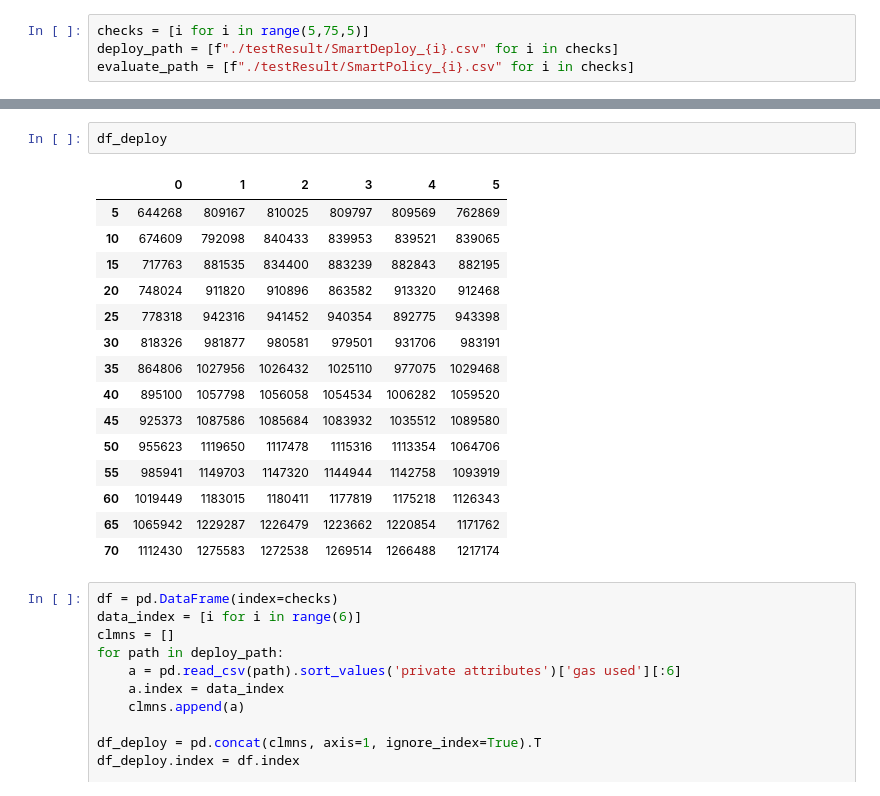
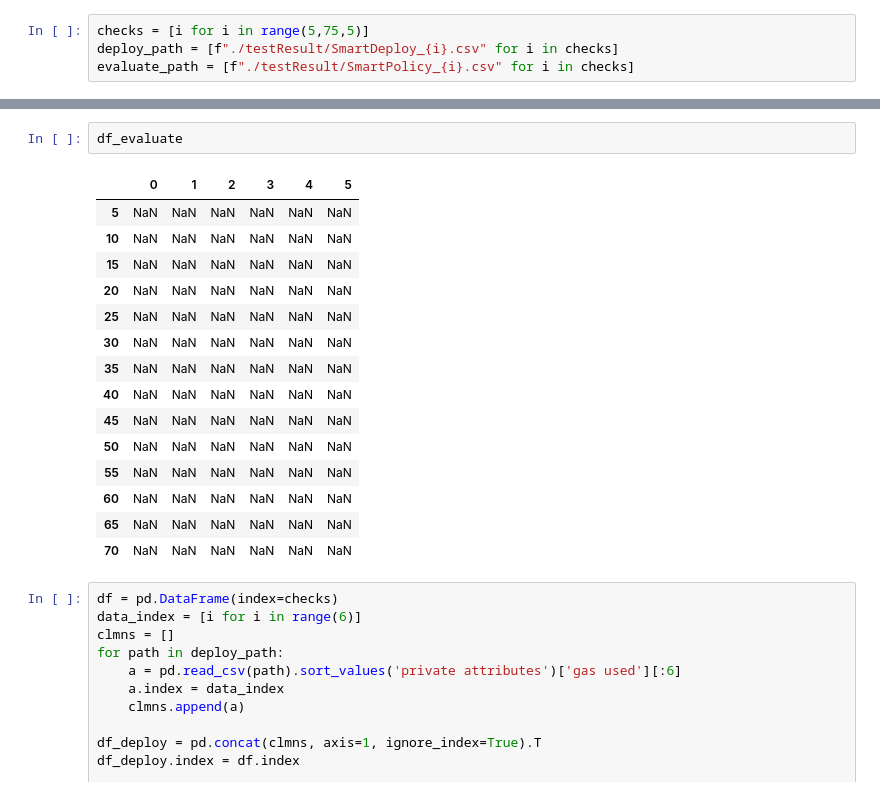
Before and after one commit to FruitLover1990Secchio/XACML, a Jupyter notebook: plot_test.ipynb, the cells around one changed output, grey strips where cells are left out. Drawn from its saved outputs; the diff is of its cells as text.

```diff
--- a/plot_test.ipynb
+++ b/plot_test.ipynb
@@ -19,22 +19,22 @@ pd.read_csv(deploy_path[3]).sort_values('private attributes')['gas used']
 Name: gas used, dtype: int64
 # %%
-df_deploy
+df_evaluate
 # %% [output]
 |  | 0 | 1 | 2 | 3 | 4 | 5 |
-| 5 | 644268 | 809167 | 810025 | 809797 | 809569 | 762869 |
-| 10 | 674609 | 792098 | 840433 | 839953 | 839521 | 839065 |
-| 15 | 717763 | 881535 | 834400 | 883239 | 882843 | 882195 |
-| 20 | 748024 | 911820 | 910896 | 863582 | 913320 | 912468 |
-| 25 | 778318 | 942316 | 941452 | 940354 | 892775 | 943398 |
-| 30 | 818326 | 981877 | 980581 | 979501 | 931706 | 983191 |
-| 35 | 864806 | 1027956 | 1026432 | 1025110 | 977075 | 1029468 |
-| 40 | 895100 | 1057798 | 1056058 | 1054534 | 1006282 | 1059520 |
-| 45 | 925373 | 1087586 | 1085684 | 1083932 | 1035512 | 1089580 |
-| 50 | 955623 | 1119650 | 1117478 | 1115316 | 1113354 | 1064706 |
-| 55 | 985941 | 1149703 | 1147320 | 1144944 | 1142758 | 1093919 |
-| 60 | 1019449 | 1183015 | 1180411 | 1177819 | 1175218 | 1126343 |
-| 65 | 1065942 | 1229287 | 1226479 | 1223662 | 1220854 | 1171762 |
-| 70 | 1112430 | 1275583 | 1272538 | 1269514 | 1266488 | 1217174 |
+| 5 | NaN | NaN | NaN | NaN | NaN | NaN |
+| 10 | NaN | NaN | NaN | NaN | NaN | NaN |
+| 15 | NaN | NaN | NaN | NaN | NaN | NaN |
+| 20 | NaN | NaN | NaN | NaN | NaN | NaN |
+| 25 | NaN | NaN | NaN | NaN | NaN | NaN |
+| 30 | NaN | NaN | NaN | NaN | NaN | NaN |
+| 35 | NaN | NaN | NaN | NaN | NaN | NaN |
+| 40 | NaN | NaN | NaN | NaN | NaN | NaN |
+| 45 | NaN | NaN | NaN | NaN | NaN | NaN |
+| 50 | NaN | NaN | NaN | NaN | NaN | NaN |
+| 55 | NaN | NaN | NaN | NaN | NaN | NaN |
+| 60 | NaN | NaN | NaN | NaN | NaN | NaN |
+| 65 | NaN | NaN | NaN | NaN | NaN | NaN |
+| 70 | NaN | NaN | NaN | NaN | NaN | NaN |
 # %%
 df = pd.DataFrame(index=checks)
 data_index = [i for i in range(6)]
```
Also changed, not shown: parts of 2 cells of this notebook, 20 other files.
